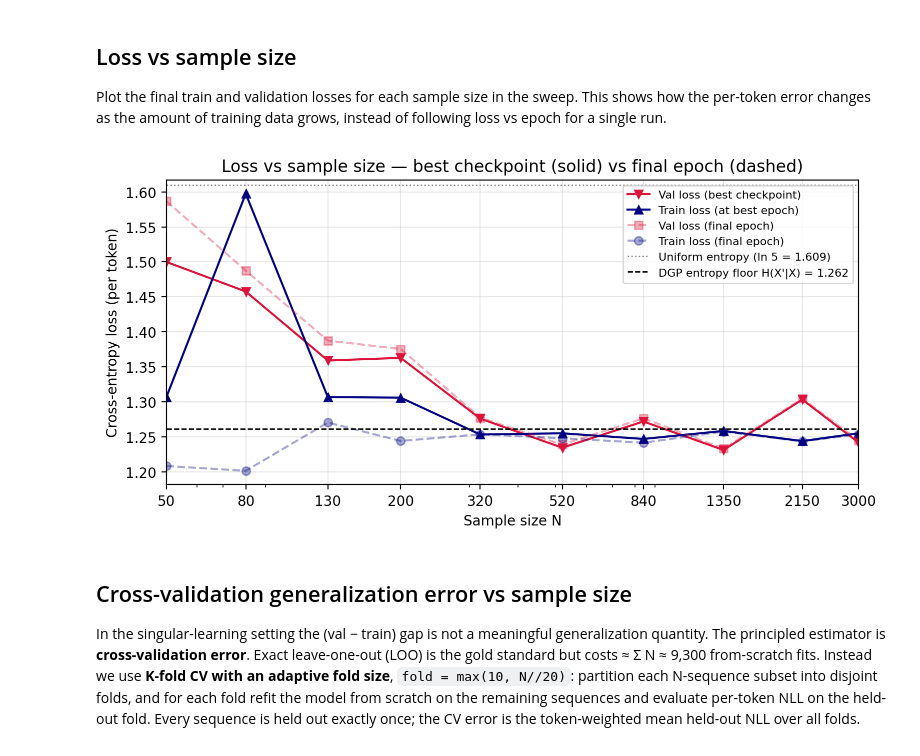
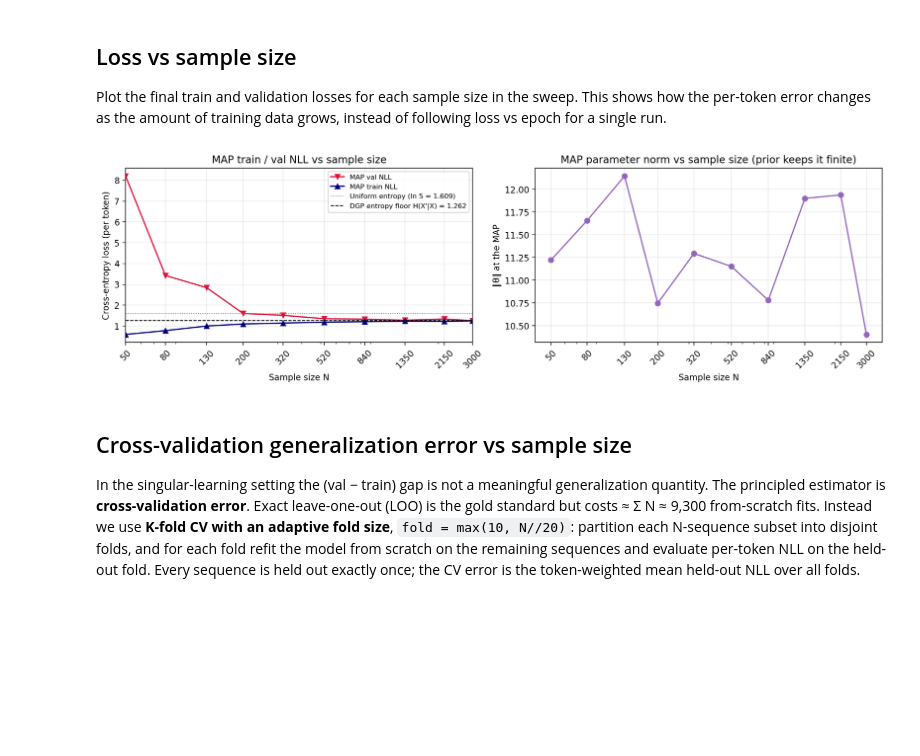
Before and after one commit to RealAshrafAhmed/slt-deep, a Jupyter notebook: projects/markov-chain-learning/experiments/single-chain/notebooks/04_training.ipynb, the cells around one changed output. Saved outputs shown, nothing was run; the diff lists cells and outputs as text; code cells hidden in the pictures; blank space fills up the shorter version.

```diff
--- a/projects/markov-chain-learning/experiments/single-chain/notebooks/04_training.ipynb
+++ b/projects/markov-chain-learning/experiments/single-chain/notebooks/04_training.ipynb
@@ -373,83 +389,50 @@ instead of following loss vs epoch for a single run.
 # %%
 import math
 
 sample_sizes = [rec["N"] for rec in sample_size_records]
-final_train_losses_n = [rec["final_train_loss"] for rec in sample_size_records]
-final_val_losses_n = [rec["final_val_loss"] for rec in sample_size_records]
-best_val_losses_n = [rec["best_val_loss"] for rec in sample_size_records]
-# Train loss measured at the same epoch as the best-val checkpoint.
-train_at_best_n = [rec["train_loss_at_best"] for rec in sample_size_records]
+train_nll_n = [rec["final_train_loss"] for rec in sample_size_records]  # MAP train NLL
+val_nll_n = [rec["final_val_loss"] for rec in sample_size_records]  # MAP val NLL
+theta_norms_n = [rec["theta_norm"] for rec in sample_size_records]
 
 uniform_entropy = math.log(VOCAB_SIZE)  # per-token CE of a uniform predictor
 T_ref, pi_ref = Ts[0], pis[0]
 logT = torch.log(T_ref.clamp_min(1e-12))
 cond_entropy = float(-(pi_ref[:, None] * T_ref * logT).sum().item())
 
-# --- Loss vs sample size: best-val checkpoint (primary) vs final epoch (reference) ---
+# --- MAP train/val NLL vs sample size, plus ‖θ‖ (prior keeps it finite) ---
 # NOTE: the (val − train) gap is NOT a meaningful generalization quantity in the
-# singular setting; the principled generalization-error estimate (leave-one-out)
-# is computed and plotted in the next section.
-fig, ax = plt.subplots(figsize=(8, 4))
-ax.plot(
-    sample_sizes,
-    best_val_losses_n,
-    marker="v",
-    color="crimson",
-    label="Val loss (best checkpoint)",
-)
-ax.plot(
-    sample_sizes,
-    train_at_best_n,
-    marker="^",
-    color="navy",
-    label="Train loss (at best epoch)",
-)
-# Reference: final-epoch values, faint dashed, to expose overfitting at small N.
-ax.plot(
-    sample_sizes,
-    final_val_losses_n,
-    marker="s",
-    color="crimson",
-    alpha=0.35,
-    ls="--",
-    label="Val loss (final epoch)",
-)
-ax.plot(
-    sample_sizes,
-    final_train_losses_n,
-    marker="o",
-    color="navy",
-    alpha=0.35,
-    ls="--",
-    label="Train loss (final epoch)",
-)
-ax.axhline(
-    uniform_entropy,
-    color="gray",
-    lw=1.0,
-    ls=":",
-    label=f"Uniform entropy (ln {VOCAB_SIZE} = {uniform_entropy:.3f})",
-)
-ax.axhline(
-    cond_entropy,
-    color="black",
-    lw=1.0,
-    ls="--",
-    label=f"DGP entropy floor H(X'|X) = {cond_entropy:.3f}",
-)
+# singular setting; the principled estimate (K-fold CV) is in the next section.
+fig, (ax, ax2) = plt.subplots(1, 2, figsize=(13, 4))
+
+ax.plot(sample_sizes, val_nll_n, marker="v", color="crimson", label="MAP val NLL")
+ax.plot(sample_sizes, train_nll_n, marker="^", color="navy", label="MAP train NLL")
+ax.axhline(uniform_entropy, color="gray", lw=1.0, ls=":",
+           label=f"Uniform entropy (ln {VOCAB_SIZE} = {uniform_entropy:.3f})")
+ax.axhline(cond_entropy, color="black", lw=1.0, ls="--",
+           label=f"DGP entropy floor H(X'|X) = {cond_entropy:.3f}")
 ax.set_xscale("log")
 ax.set_xlim(min(sample_sizes), max(sample_sizes))
 ax.set_xticks(sample_sizes)
-ax.set_xticklabels([str(n) for n in sample_sizes])
+ax.set_xticklabels([str(n) for n in sample_sizes], rotation=45)
 ax.set_xlabel("Sample size N")
 ax.set_ylabel("Cross-entropy loss (per token)")
-ax.set_title("Loss vs sample size — best checkpoint (solid) vs final epoch (dashed)")
+ax.set_title("MAP train / val NLL vs sample size")
 ax.grid(True, alpha=0.3)
 ax.legend(fontsize=8)
+
+ax2.plot(sample_sizes, theta_norms_n, marker="o", color="tab:purple")
+ax2.set_xscale("log")
+ax2.set_xticks(sample_sizes)
+ax2.set_xticklabels([str(n) for n in sample_sizes], rotation=45)
+ax2.set_xlabel("Sample size N")
+ax2.set_ylabel("‖θ‖ at the MAP")
+ax2.set_title("MAP parameter norm vs sample size (prior keeps it finite)")
+ax2.grid(True, alpha=0.3)
+
 plt.tight_layout()
 plt.show()
 # %% [output]
-[figure, old version]
+[figure, new version]
 # %% [markdown]
 ## Cross-validation generalization error vs sample size
 
```
Also changed, not shown: parts of 5 cells of this notebook, 14 other files.
